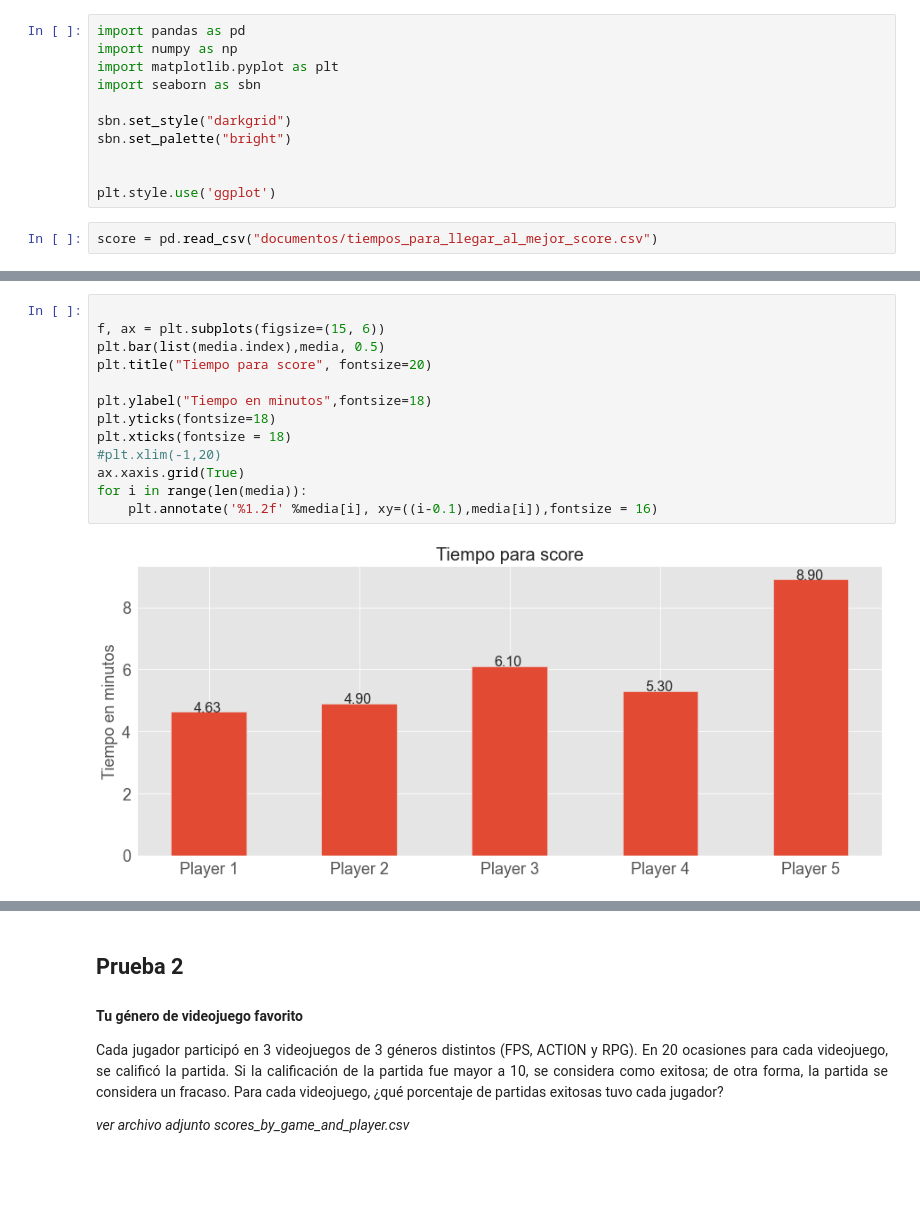
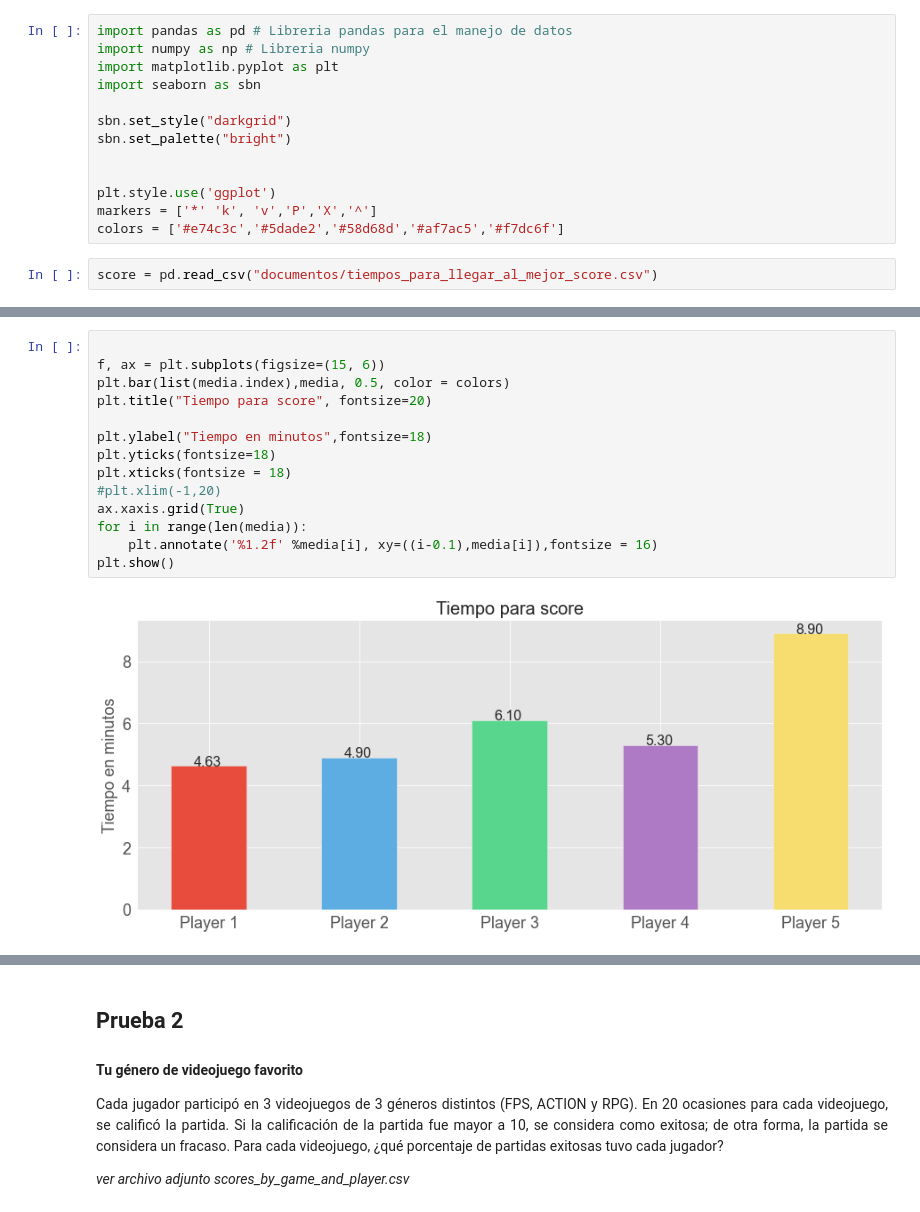
Before and after one commit to Gabrielonch/Prueba-Tecnica, a Jupyter notebook: desafio_elige_un_nuevo_miebro.ipynb, the cells around one changed output, grey strips where cells are left out. Drawn from its saved outputs; the diff is of its cells as text; blank space fills up the shorter version.

```diff
--- a/desafio_elige_un_nuevo_miebro.ipynb
+++ b/desafio_elige_un_nuevo_miebro.ipynb
@@ -16,8 +16,8 @@ determinado. ¿Cómo harías una gráfica para observar su desempeño a lo largo
 
 *ver archivo adjunto tiempos_para_llegar_al_mejor_score.csv*
 # %%
-import pandas as pd
-import numpy as np
+import pandas as pd # Libreria pandas para el manejo de datos
+import numpy as np # Libreria numpy
 import matplotlib.pyplot as plt
 import seaborn as sbn
 
@@ -26,5 +26,7 @@ sbn.set_palette("bright")
 
 
 plt.style.use('ggplot')
+markers = ['*' 'k', 'v','P','X','^']
+colors = ['#e74c3c','#5dade2','#58d68d','#af7ac5','#f7dc6f']
 # %%
 score = pd.read_csv("documentos/tiempos_para_llegar_al_mejor_score.csv")
@@ -67,18 +71,19 @@ for i in range(len(media)):
 # %%
 
 f, ax = plt.subplots(figsize=(15, 6))
-plt.bar(list(media.index),media, 0.5)
+plt.bar(list(media.index),media, 0.5, color = colors)
 plt.title("Tiempo para score", fontsize=20)
 
 plt.ylabel("Tiempo en minutos",fontsize=18)
 plt.yticks(fontsize=18)
 plt.xticks(fontsize = 18)
 #plt.xlim(-1,20)
 ax.xaxis.grid(True)
 for i in range(len(media)):
     plt.annotate('%1.2f' %media[i], xy=((i-0.1),media[i]),fontsize = 16)
+plt.show()
 # %% [output]
-[figure, old version]
+[figure, new version]
 # %%
 mediana = score.groupby("Player ID")['Minutes to get that score'].median()
 f, ax = plt.subplots(figsize=(12, 5))
```
Also changed, not shown: parts of 26 cells of this notebook, 1 other file.
